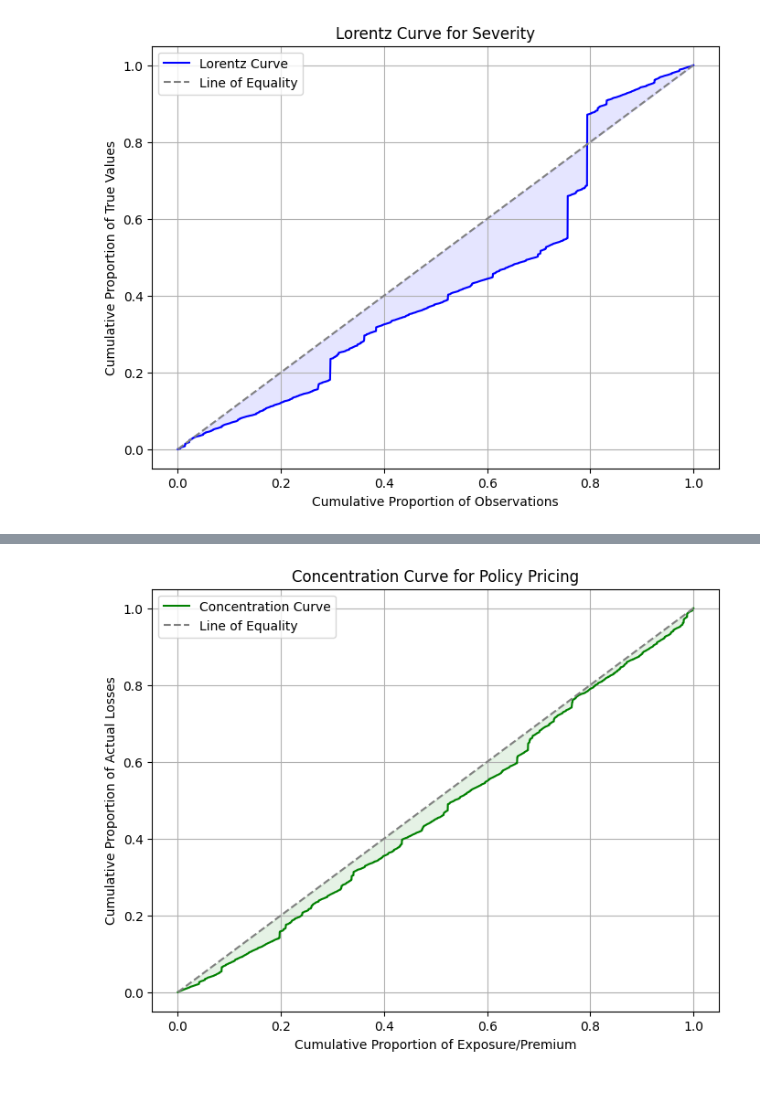
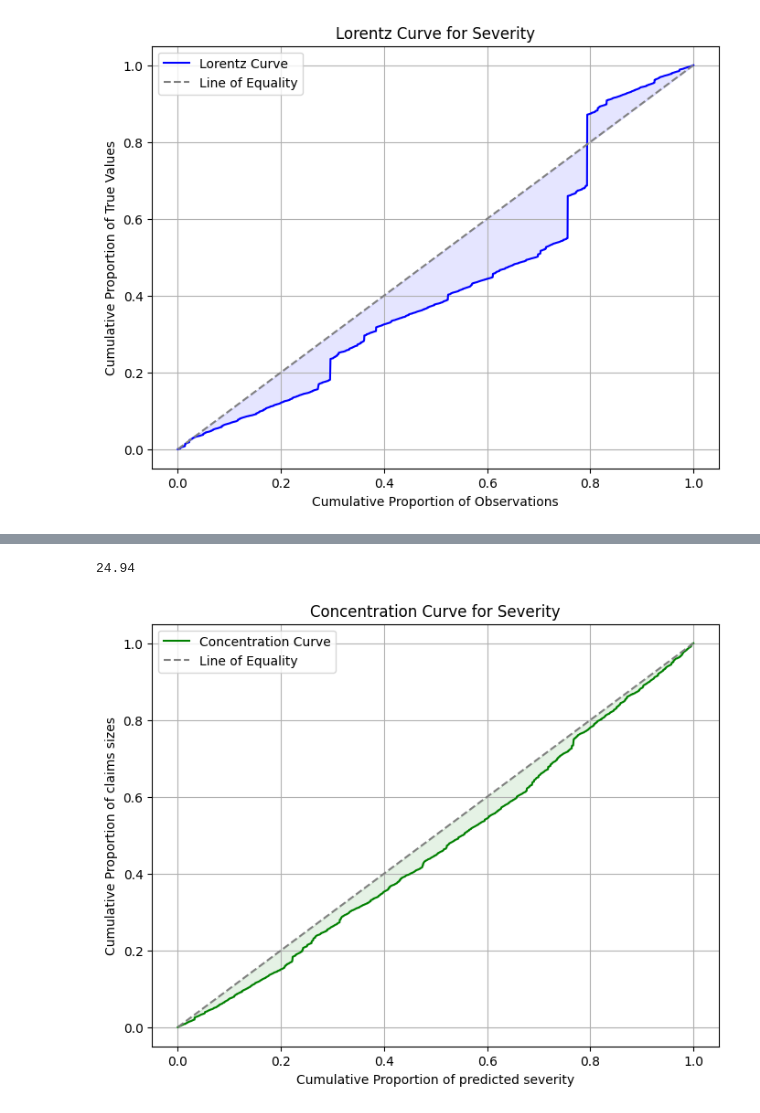
Before and after one commit to krzpiesiewicz/claim-modelling-kedro, a Jupyter notebook: claim_modelling_kedro/notebooks/dev_results_analysis.ipynb, the cells around one changed output, grey strips where cells are left out. Cells and saved outputs as stored; diff of their text form; code cells hidden in the pictures.

```diff
--- a/claim_modelling_kedro/notebooks/dev_results_analysis.ipynb
+++ b/claim_modelling_kedro/notebooks/dev_results_analysis.ipynb
@@ -710,0 +883,5 @@ plot_lorentz_curve(x_points, y_points, title="Lorentz Curve for Severity", marke
+# %%
+sv = test_target_df['0'].ClaimSeverity_TRG.copy()
+sv[sv > 100000] = 100000
+x_points, y_points = calculate_lorentz_curve(y_true = sv, y_pred = test_predictions_df['0'].ClaimSeverity_PRED, sample_weight=test_target_df['0'].ClaimNb_TRG)
+plot_lorentz_curve(x_points, y_points, title="Lorentz Curve for Severity", marker=None)
@@ -901,8 +1084,8 @@ def plot_concentration_curve(x_points, y_points, title="Concentration Curve", ma
     plt.plot(x_points, y_points, label="Concentration Curve", color="green", marker=marker)
     plt.plot([0, 1], [0, 1], linestyle="--", color="gray", label="Line of Equality")
     plt.fill_between(x_points, y_points, x_points, color="green", alpha=0.1)
-    plt.xlabel("Cumulative Proportion of Exposure/Premium")
-    plt.ylabel("Cumulative Proportion of Actual Losses")
+    plt.xlabel("Cumulative Proportion of predicted severity")
+    plt.ylabel("Cumulative Proportion of claims sizes")
     plt.title(title)
     plt.legend()
     plt.grid(True)
@@ -949,9 +1218,13 @@ Name: ClaimSeverity_TRG, dtype: float64
+# %%
+2494 * 0.01
+# %% [output]
+24.94
 # %%
 # Calculate concentration curve points
-index = test_target_df['0'].ClaimSeverity_TRG < 100000
+index = test_target_df['0'].ClaimSeverity_TRG < 37622
 x_concentration, y_concentration = calculate_concentration_curve(y_true=test_target_df['0'][index].ClaimSeverity_TRG, exposure = test_predictions_df["0"][index].pure_ClaimSeverity_PRED, sample_weight=test_target_df['0'][index].ClaimNb_TRG,)
 
 # Plot the concentration curve
-plot_concentration_curve(x_concentration, y_concentration, title="Concentration Curve for Policy Pricing", marker=None)
+plot_concentration_curve(x_concentration, y_concentration, title="Concentration Curve for Severity", marker=None)
 # %% [output]
-[figure, old version]
+[figure, new version]
```
Also changed, not shown: parts of 45 cells of this notebook, 3 other files.
